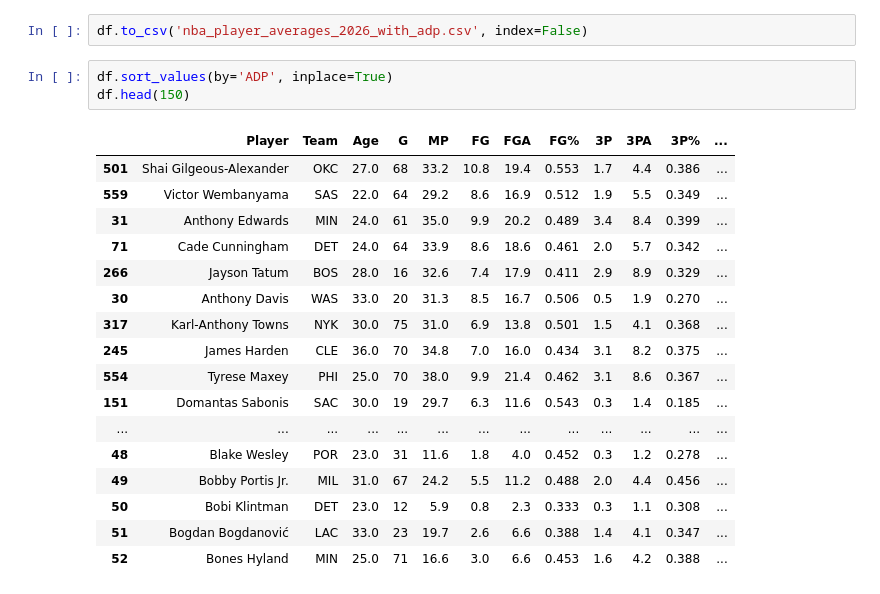
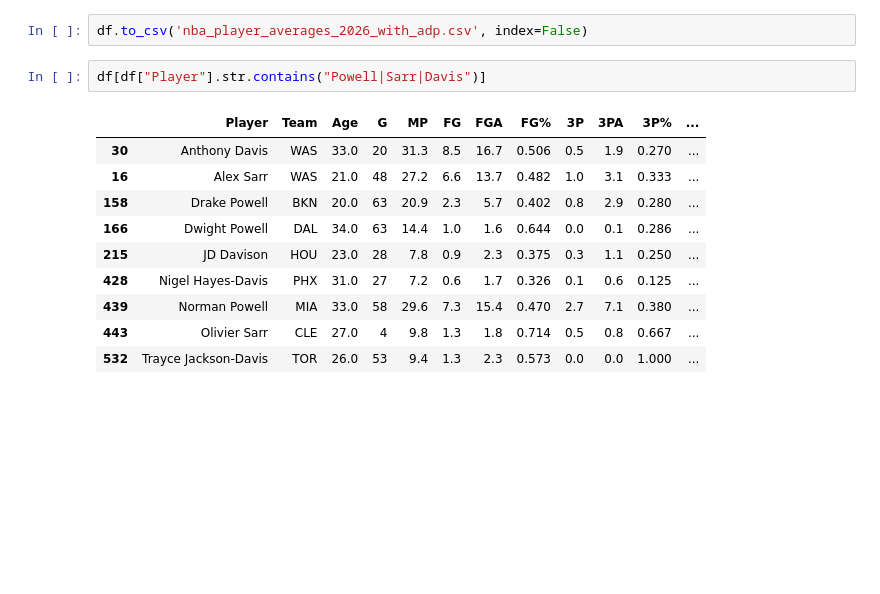
Before and after one commit to georgeboorman/nba-fantasy-trade-analyser, a Jupyter notebook: notebook.ipynb, the cells around one changed output. Cells and saved outputs as stored; diff of their text form; blank space fills up the shorter version.

```diff
--- a/notebook.ipynb
+++ b/notebook.ipynb
@@ -85,23 +86,15 @@ df.head(150)
 # %%
 df.to_csv('nba_player_averages_2026_with_adp.csv', index=False)
-# %%
-df.sort_values(by='ADP', inplace=True)
-df.head(150)
-# %% [output]
-|  | Player | Team | Age | G | MP | FG | FGA | FG% | 3P | 3PA | 3P% | ... |
-| 501 | Shai Gilgeous-Alexander | OKC | 27.0 | 68 | 33.2 | 10.8 | 19.4 | 0.553 | 1.7 | 4.4 | 0.386 | ... |
-| 559 | Victor Wembanyama | SAS | 22.0 | 64 | 29.2 | 8.6 | 16.9 | 0.512 | 1.9 | 5.5 | 0.349 | ... |
-| 31 | Anthony Edwards | MIN | 24.0 | 61 | 35.0 | 9.9 | 20.2 | 0.489 | 3.4 | 8.4 | 0.399 | ... |
-| 71 | Cade Cunningham | DET | 24.0 | 64 | 33.9 | 8.6 | 18.6 | 0.461 | 2.0 | 5.7 | 0.342 | ... |
-| 266 | Jayson Tatum | BOS | 28.0 | 16 | 32.6 | 7.4 | 17.9 | 0.411 | 2.9 | 8.9 | 0.329 | ... |
-| 30 | Anthony Davis | WAS | 33.0 | 20 | 31.3 | 8.5 | 16.7 | 0.506 | 0.5 | 1.9 | 0.270 | ... |
-| 317 | Karl-Anthony Towns | NYK | 30.0 | 75 | 31.0 | 6.9 | 13.8 | 0.501 | 1.5 | 4.1 | 0.368 | ... |
-| 245 | James Harden | CLE | 36.0 | 70 | 34.8 | 7.0 | 16.0 | 0.434 | 3.1 | 8.2 | 0.375 | ... |
-| 554 | Tyrese Maxey | PHI | 25.0 | 70 | 38.0 | 9.9 | 21.4 | 0.462 | 3.1 | 8.6 | 0.367 | ... |
-| 151 | Domantas Sabonis | SAC | 30.0 | 19 | 29.7 | 6.3 | 11.6 | 0.543 | 0.3 | 1.4 | 0.185 | ... |
-| ... | ... | ... | ... | ... | ... | ... | ... | ... | ... | ... | ... | ... |
-| 48 | Blake Wesley | POR | 23.0 | 31 | 11.6 | 1.8 | 4.0 | 0.452 | 0.3 | 1.2 | 0.278 | ... |
-| 49 | Bobby Portis Jr. | MIL | 31.0 | 67 | 24.2 | 5.5 | 11.2 | 0.488 | 2.0 | 4.4 | 0.456 | ... |
-| 50 | Bobi Klintman | DET | 23.0 | 12 | 5.9 | 0.8 | 2.3 | 0.333 | 0.3 | 1.1 | 0.308 | ... |
-| 51 | Bogdan Bogdanović | LAC | 33.0 | 23 | 19.7 | 2.6 | 6.6 | 0.388 | 1.4 | 4.1 | 0.347 | ... |
-| 52 | Bones Hyland | MIN | 25.0 | 71 | 16.6 | 3.0 | 6.6 | 0.453 | 1.6 | 4.2 | 0.388 | ... |
+# %%
+df[df["Player"].str.contains("Powell|Sarr|Davis")]
+# %% [output]
+|  | Player | Team | Age | G | MP | FG | FGA | FG% | 3P | 3PA | 3P% | ... |
+| 30 | Anthony Davis | WAS | 33.0 | 20 | 31.3 | 8.5 | 16.7 | 0.506 | 0.5 | 1.9 | 0.270 | ... |
+| 16 | Alex Sarr | WAS | 21.0 | 48 | 27.2 | 6.6 | 13.7 | 0.482 | 1.0 | 3.1 | 0.333 | ... |
+| 158 | Drake Powell | BKN | 20.0 | 63 | 20.9 | 2.3 | 5.7 | 0.402 | 0.8 | 2.9 | 0.280 | ... |
+| 166 | Dwight Powell | DAL | 34.0 | 63 | 14.4 | 1.0 | 1.6 | 0.644 | 0.0 | 0.1 | 0.286 | ... |
+| 215 | JD Davison | HOU | 23.0 | 28 | 7.8 | 0.9 | 2.3 | 0.375 | 0.3 | 1.1 | 0.250 | ... |
+| 428 | Nigel Hayes-Davis | PHX | 31.0 | 27 | 7.2 | 0.6 | 1.7 | 0.326 | 0.1 | 0.6 | 0.125 | ... |
+| 439 | Norman Powell | MIA | 33.0 | 58 | 29.6 | 7.3 | 15.4 | 0.470 | 2.7 | 7.1 | 0.380 | ... |
+| 443 | Olivier Sarr | CLE | 27.0 | 4 | 9.8 | 1.3 | 1.8 | 0.714 | 0.5 | 0.8 | 0.667 | ... |
+| 532 | Trayce Jackson-Davis | TOR | 26.0 | 53 | 9.4 | 1.3 | 2.3 | 0.573 | 0.0 | 0.0 | 1.000 | ... |
```
Also changed, not shown: parts of 2 cells of this notebook.
